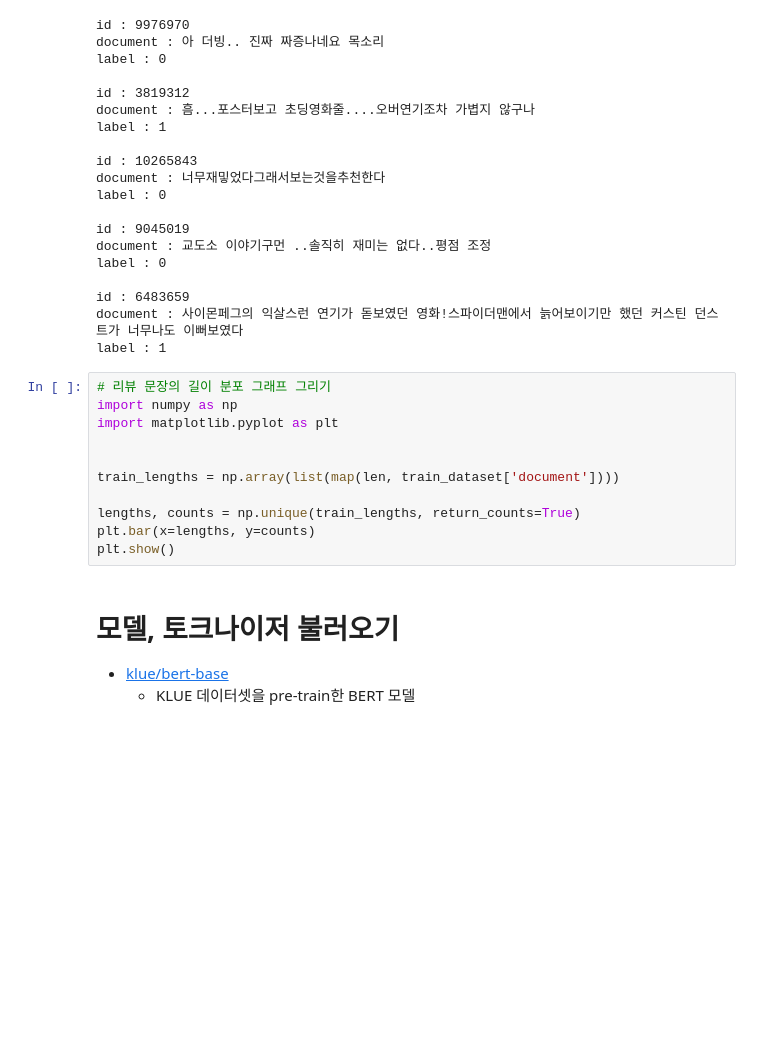
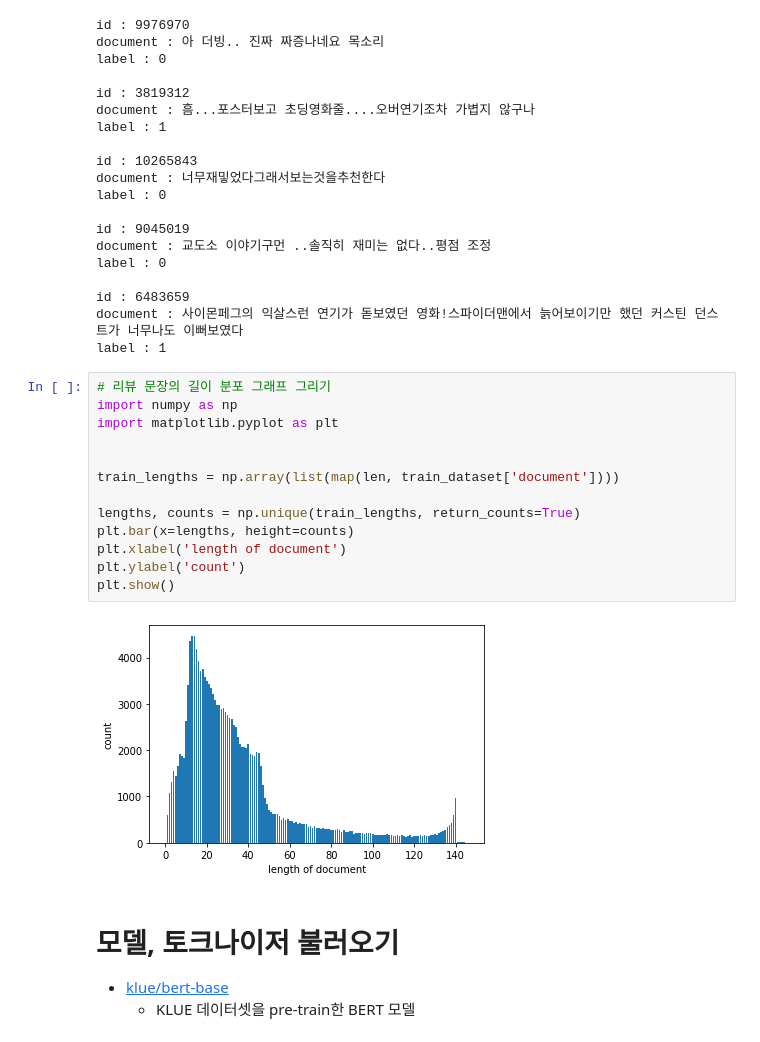
Before and after one commit to steelbear/AIFFEL-Quest, a Jupyter notebook: going_deeper_nlp/24/24.ipynb, the cells around one changed output. Saved outputs shown, nothing was run; the diff lists cells and outputs as text; blank space fills up the shorter version.

```diff
--- a/going_deeper_nlp/24/24.ipynb
+++ b/going_deeper_nlp/24/24.ipynb
@@ -68,14 +68,18 @@ label : 1
 # %%
 # 리뷰 문장의 길이 분포 그래프 그리기
 import numpy as np
 import matplotlib.pyplot as plt
 
 
 train_lengths = np.array(list(map(len, train_dataset['document'])))
 
 lengths, counts = np.unique(train_lengths, return_counts=True)
-plt.bar(x=lengths, y=counts)
+plt.bar(x=lengths, height=counts)
+plt.xlabel('length of document')
+plt.ylabel('count')
 plt.show()
+# %% [output]
+[figure, added]
 # %% [markdown]
 # 모델, 토크나이저 불러오기
 - [klue/bert-base](https://huggingface.co/klue/bert-base)
```
Also changed, not shown: parts of 21 cells of this notebook.
